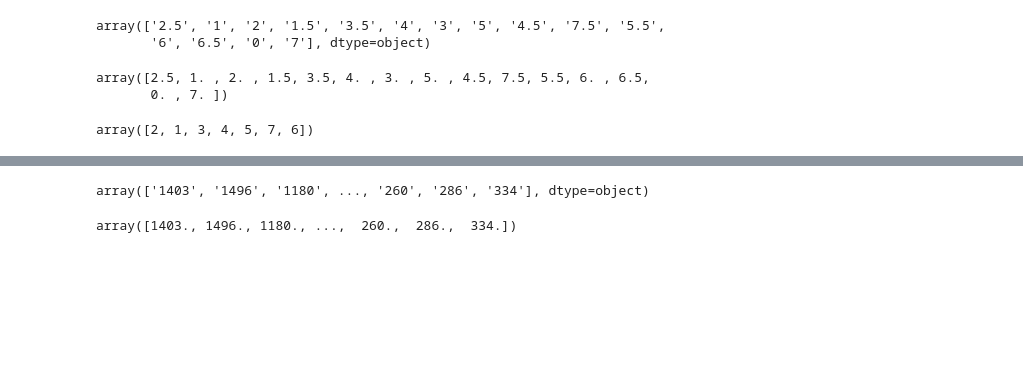
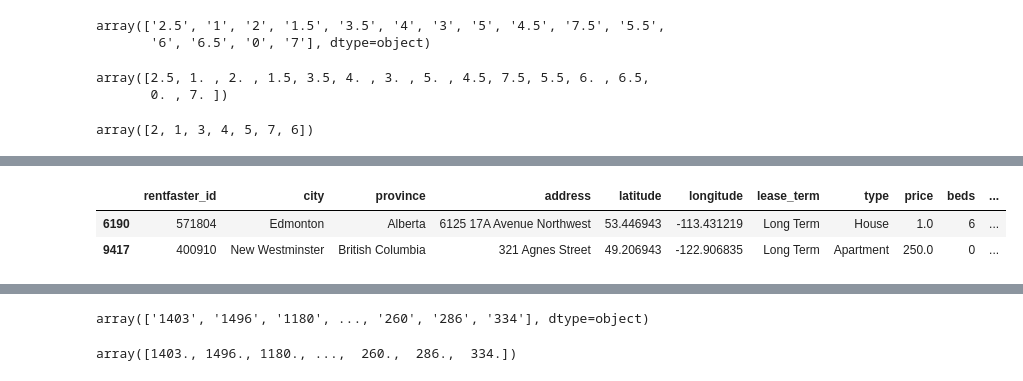
Before and after one commit to Shhhua1/Canada-Rental-Prices, a Jupyter notebook: data_cleaning.ipynb, the cells around one changed output, grey strips where cells are left out. Cells and saved outputs as stored; diff of their text form; code cells hidden in the pictures; blank space fills up the shorter version.

```diff
--- a/data_cleaning.ipynb
+++ b/data_cleaning.ipynb
@@ -176,0 +206,7 @@ array([2, 1, 3, 4, 5, 7, 6])
+# %%
+# Cheking for any other outliers in the 'price' column
+df.loc[df['price'] < 500]
+# %% [output]
+|  | rentfaster_id | city | province | address | latitude | longitude | lease_term | type | price | beds | ... |
+| 6190 | 571804 | Edmonton | Alberta | 6125 17A Avenue Northwest | 53.446943 | -113.431219 | Long Term | House | 1.0 | 6 | ... |
+| 9417 | 400910 | New Westminster | British Columbia | 321 Agnes Street | 49.206943 | -122.906835 | Long Term | Apartment | 250.0 | 0 | ... |
```
Also changed, not shown: parts of 8 cells of this notebook, 2 other files.
